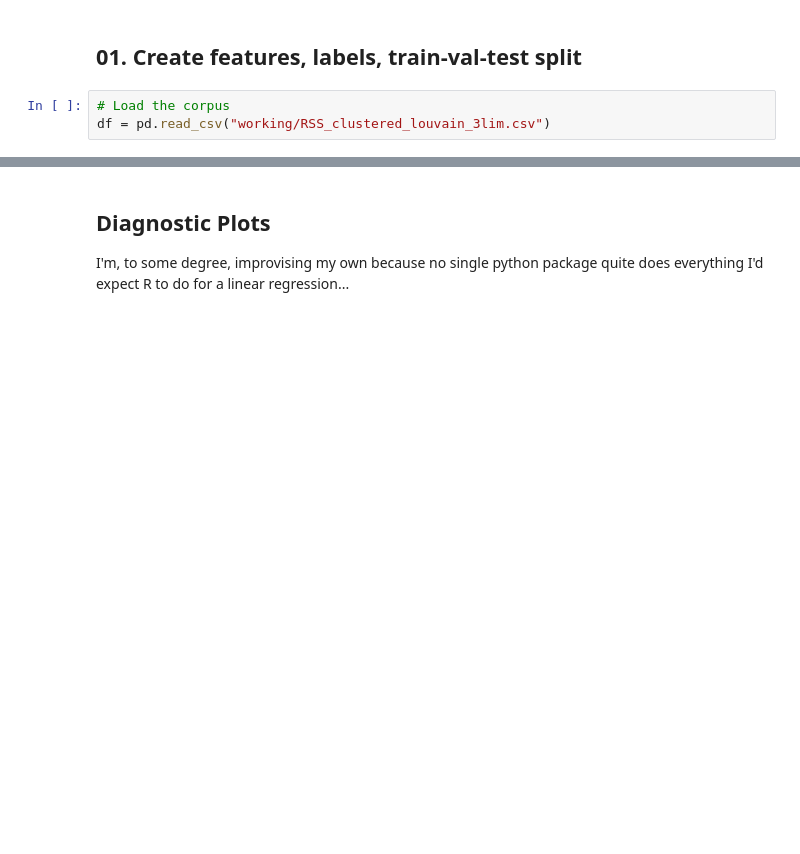
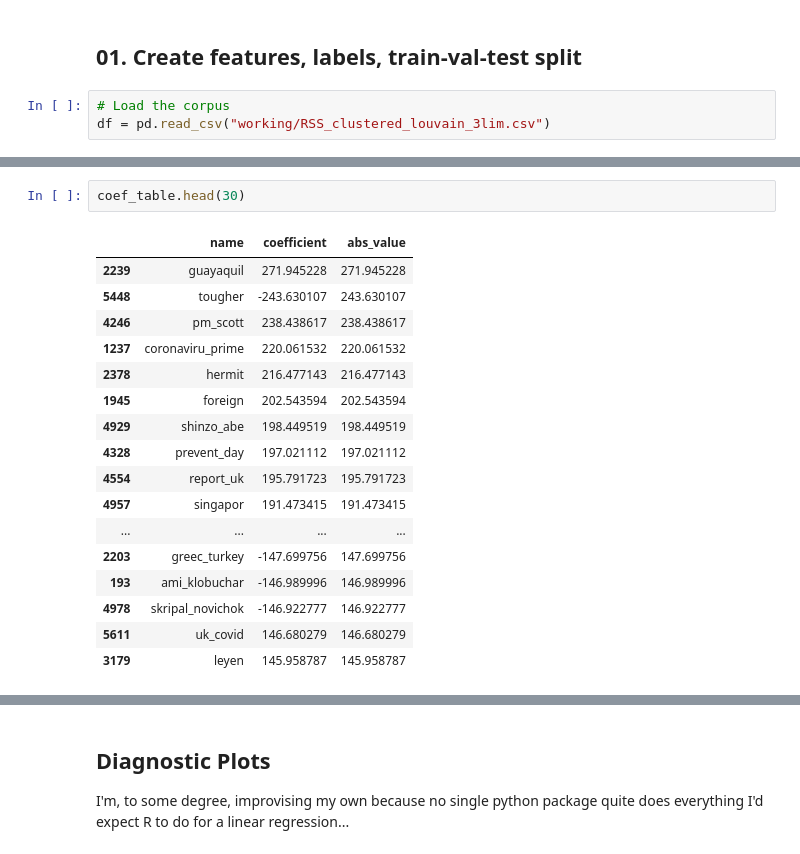
Before and after one commit to MartinChrisWood/news_crow, a Jupyter notebook: 07_ML_predict_size.ipynb, the cells around one changed output, grey strips where cells are left out. Cells and saved outputs as stored; diff of their text form; blank space fills up the shorter version.

```diff
--- a/07_ML_predict_size.ipynb
+++ b/07_ML_predict_size.ipynb
@@ -135,3 +188,23 @@ coef_table
+# %%
+coef_table.head(30)
+# %% [output]
+|  | name | coefficient | abs_value |
+| 2239 | guayaquil | 271.945228 | 271.945228 |
+| 5448 | tougher | -243.630107 | 243.630107 |
+| 4246 | pm_scott | 238.438617 | 238.438617 |
+| 1237 | coronaviru_prime | 220.061532 | 220.061532 |
+| 2378 | hermit | 216.477143 | 216.477143 |
+| 1945 | foreign | 202.543594 | 202.543594 |
+| 4929 | shinzo_abe | 198.449519 | 198.449519 |
+| 4328 | prevent_day | 197.021112 | 197.021112 |
+| 4554 | report_uk | 195.791723 | 195.791723 |
+| 4957 | singapor | 191.473415 | 191.473415 |
+| ... | ... | ... | ... |
+| 2203 | greec_turkey | -147.699756 | 147.699756 |
+| 193 | ami_klobuchar | -146.989996 | 146.989996 |
+| 4978 | skripal_novichok | -146.922777 | 146.922777 |
+| 5611 | uk_covid | 146.680279 | 146.680279 |
+| 3179 | leyen | 145.958787 | 145.958787 |
 # %%
 # How many features ultimately selected?
 # (they're regularised to NEAR zero, so need a tolerance)
```
Also changed, not shown: parts of 20 cells of this notebook, 15 other files.
